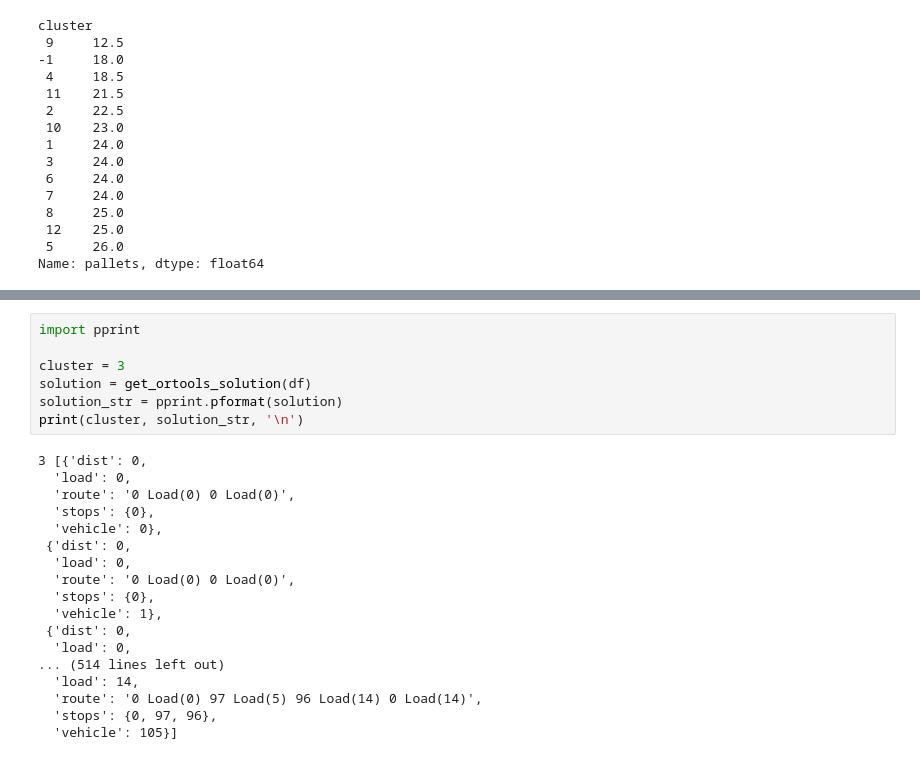
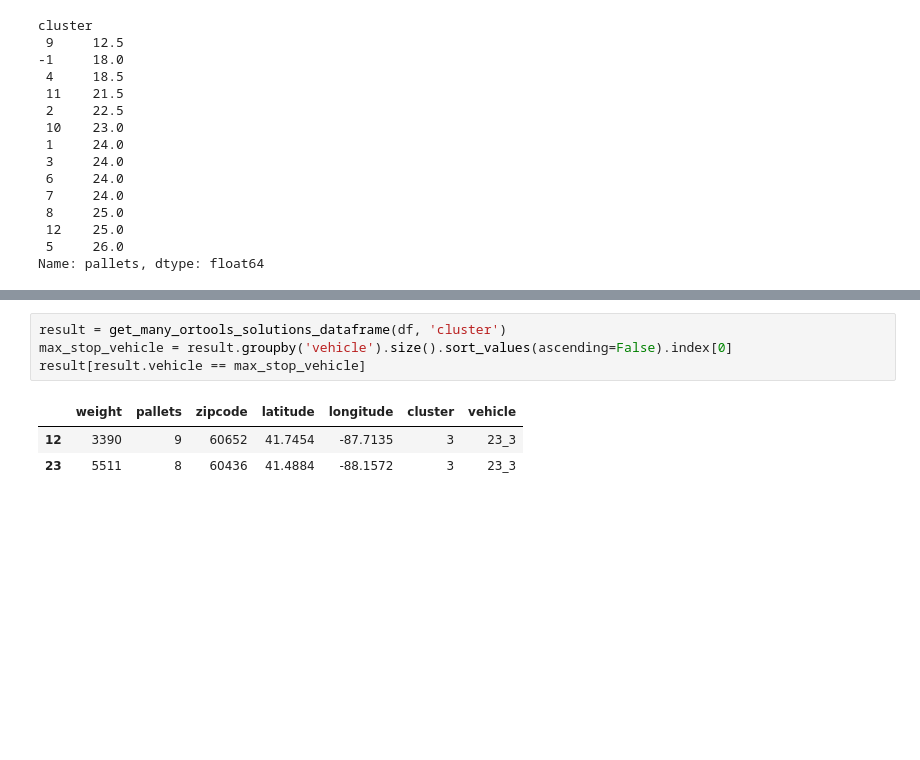
Before and after one commit to cnpryer/pyords, a Jupyter notebook: examples/notebooks/cp_dbscan_ortools_cvrp.ipynb, the cells around one changed output, grey strips where cells are left out. Drawn from its saved outputs; the diff is of its cells as text; blank space fills up the shorter version.

```diff
--- a/examples/notebooks/cp_dbscan_ortools_cvrp.ipynb
+++ b/examples/notebooks/cp_dbscan_ortools_cvrp.ipynb
@@ -126,25 +132,8 @@ for cluster in df.cluster.unique():
-# %%
-import pprint
-
-cluster = 3
-solution = get_ortools_solution(df)
-solution_str = pprint.pformat(solution)
-print(cluster, solution_str, '\n')
-# %% [output]
-3 [{'dist': 0,
-  'load': 0,
-  'route': '0 Load(0) 0 Load(0)',
-  'stops': {0},
-  'vehicle': 0},
- {'dist': 0,
-  'load': 0,
-  'route': '0 Load(0) 0 Load(0)',
-  'stops': {0},
-  'vehicle': 1},
- {'dist': 0,
-  'load': 0,
-... (514 lines left out)
-  'load': 14,
-  'route': '0 Load(0) 97 Load(5) 96 Load(14) 0 Load(14)',
-  'stops': {0, 97, 96},
-  'vehicle': 105}]
+# %%
+result = get_many_ortools_solutions_dataframe(df, 'cluster')
+max_stop_vehicle = result.groupby('vehicle').size().sort_values(ascending=False).index[0]
+result[result.vehicle == max_stop_vehicle]
+# %% [output]
+|  | weight | pallets | zipcode | latitude | longitude | cluster | vehicle |
+| 12 | 3390 | 9 | 60652 | 41.7454 | -87.7135 | 3 | 23_3 |
+| 23 | 5511 | 8 | 60436 | 41.4884 | -88.1572 | 3 | 23_3 |
```
Also changed, not shown: parts of 3 cells of this notebook, 6 other files.
